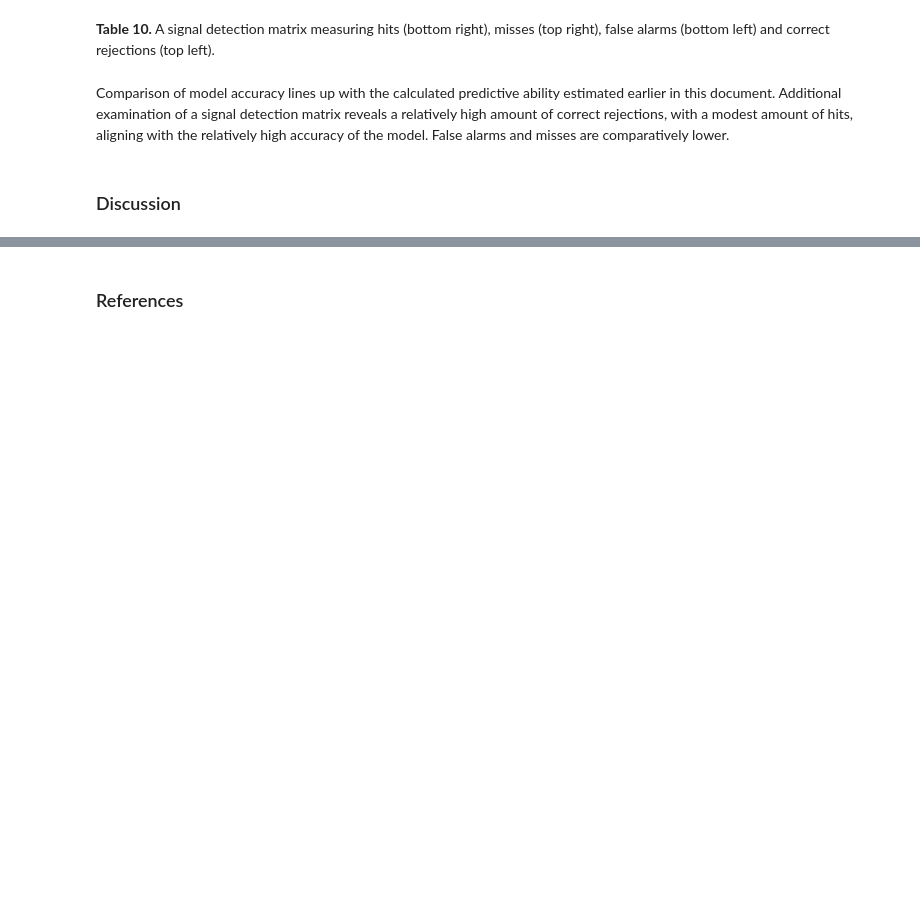
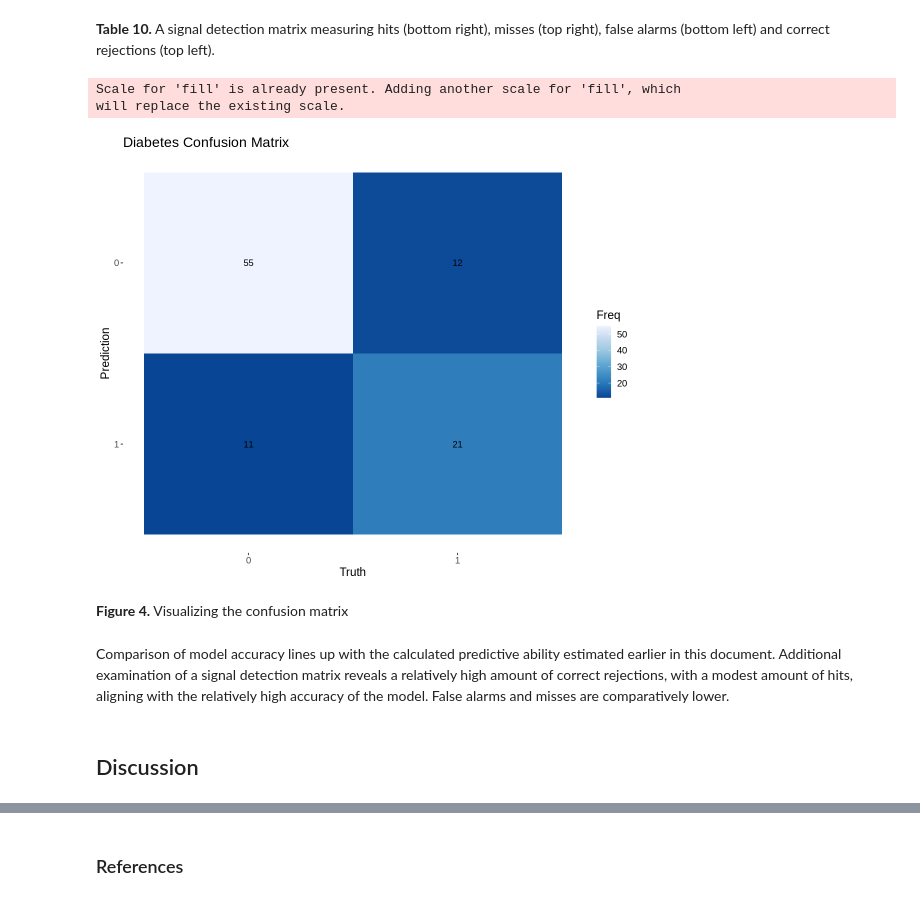
Before and after one commit to hsgao12/dsci-100-group-132, a Jupyter notebook: DSCI100 report.ipynb, the cells around one changed output, grey strips where cells are left out. Saved outputs shown, nothing was run; the diff lists cells and outputs as text; code cells hidden in the pictures; blank space fills up the shorter version.

Commit message:
Visualizing confusion matrix, formatting

```diff
--- a/DSCI100 report.ipynb
+++ b/DSCI100 report.ipynb
@@ -402,10 +521,10 @@ A tibble: 1 × 3
 
 From this table, we can determine that our model has a prediction accuracy of 76.77%
 # %%
-mnist_conf_mat <- diabetes_predictions |>
-                    conf_mat(truth = Outcome, estimate = .pred_class)
+diabetes_conf_mat <- diabetes_predictions |>
+                     conf_mat(truth = Outcome, estimate = .pred_class)
 
-mnist_conf_mat
+diabetes_conf_mat
 # %% [output]
           Truth
 Prediction  0  1
@@ -413,8 +532,19 @@ Prediction  0  1
          1 11 21
 # %% [markdown]
 **Table 10.** A signal detection matrix measuring hits (bottom right), misses (top right), false alarms (bottom left) and correct rejections (top left).
+# %%
+autoplot(diabetes_conf_mat, type = "heatmap") +
+    labs(title = "Diabetes Confusion Matrix") +
+    scale_fill_distiller(palette = "Blues") +
+    theme(legend.position = "right", text = element_text(size = 14))
+# %% [output]
+Scale for 'fill' is already present. Adding another scale for 'fill', which
+will replace the existing scale.
+[figure, added]
+# %% [markdown]
+**Figure 4.** Visualizing the confusion matrix
 # %% [markdown]
 Comparison of model accuracy lines up with the calculated predictive ability estimated earlier in this document. Additional examination of a signal detection matrix reveals a relatively high amount of correct rejections, with a modest amount of hits, aligning with the relatively high accuracy of the model. False alarms and misses are comparatively lower.
 # %% [markdown]
-### Discussion
+## Discussion
 # %% [markdown]
```
Also changed, not shown: parts of 28 cells of this notebook.
